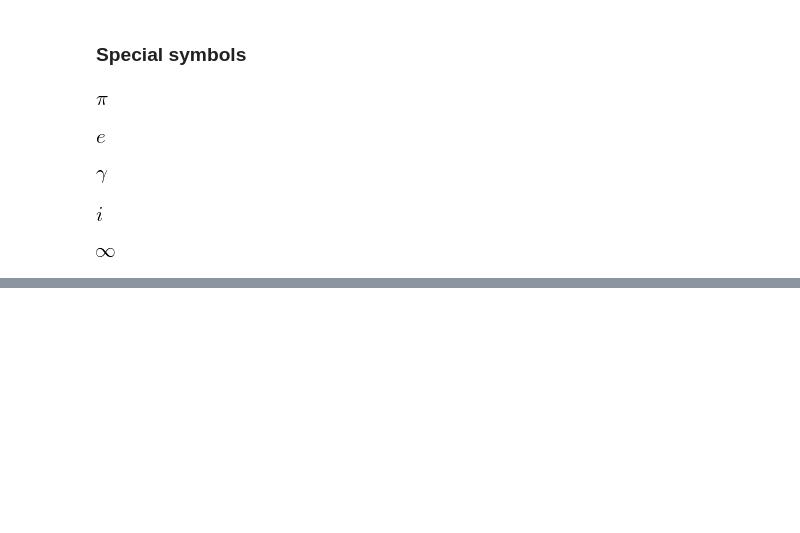
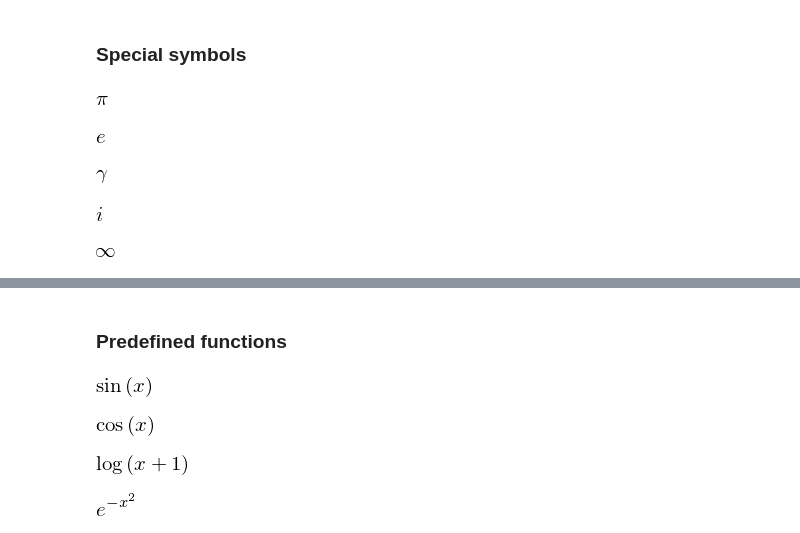
Before and after one commit to EricJWest/sandbox, a Jupyter notebook: python/sympy-primer.ipynb, the cells around one changed output, grey strips where cells are left out. Drawn from its saved outputs; the diff is of its cells as text; code cells hidden in the pictures; blank space fills up the shorter version.

```diff
--- a/python/sympy-primer.ipynb
+++ b/python/sympy-primer.ipynb
@@ -253,0 +279,22 @@ sym.oo
+# %% [markdown]
+### Predefined functions
+# %%
+# sine
+sym.sin(x)
+# %% [output]
+[figure, added]
+# %%
+#cosine
+sym.cos(x)
+# %% [output]
+[figure, added]
+# %%
+# log
+sym.log(x+1)
+# %% [output]
+[figure, added]
+# %%
+# exponential
+sym.exp(-x**2)
+# %% [output]
+[figure, added]
```
Also changed, not shown: parts of 151 cells of this notebook.
